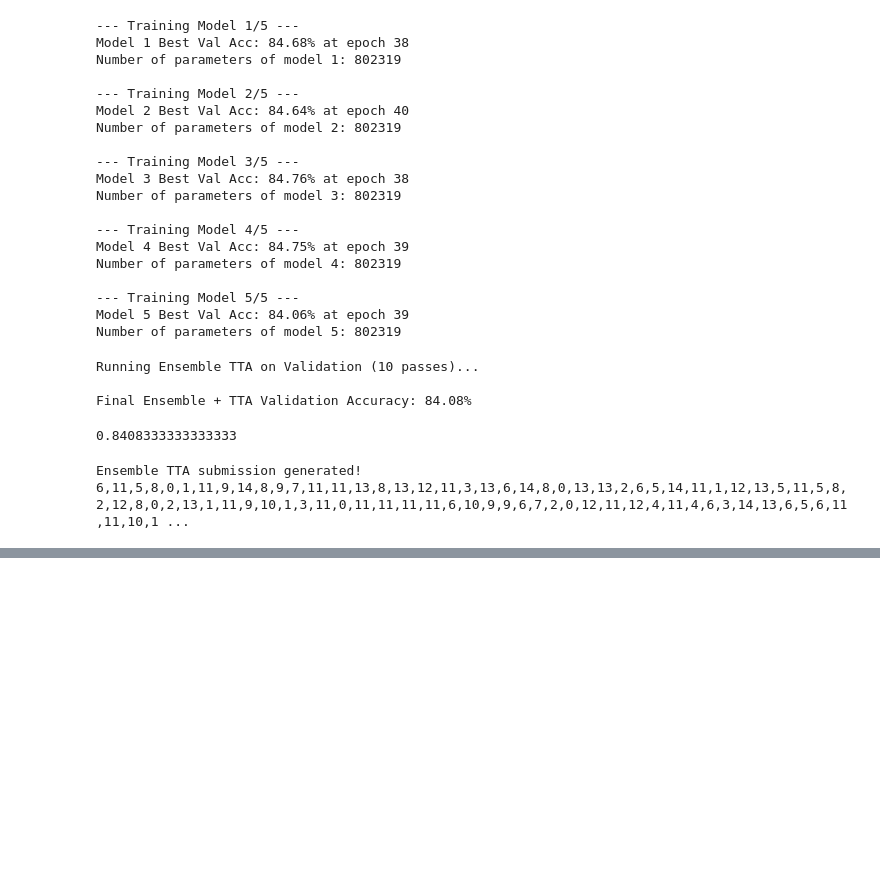
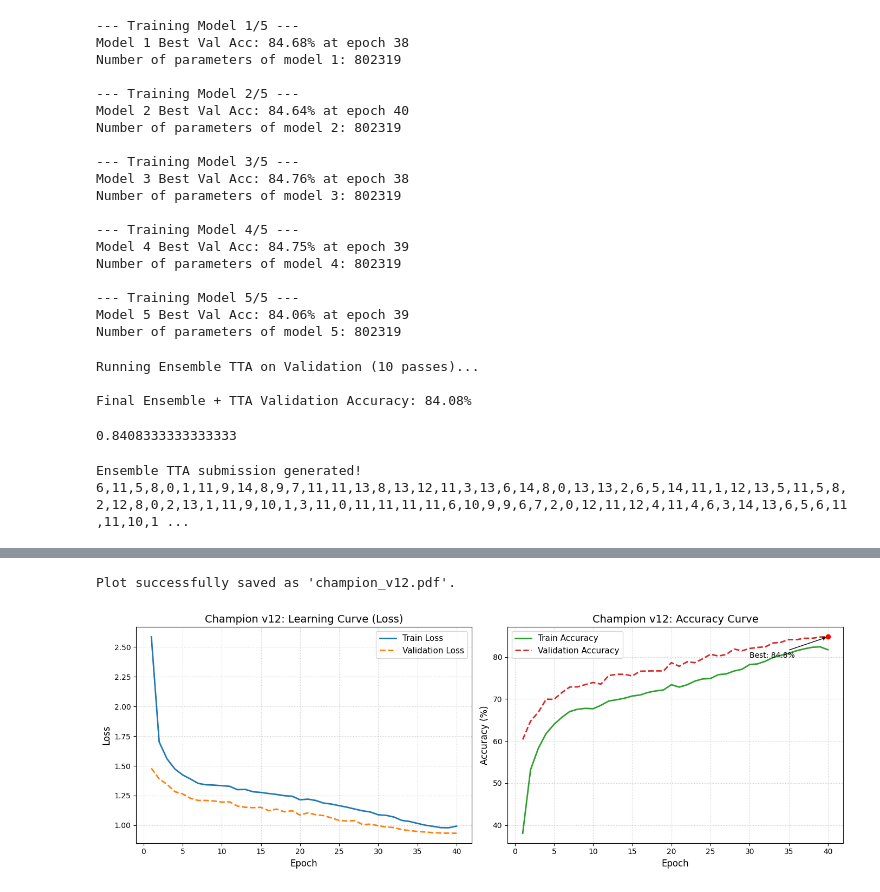
Before and after one commit to AmmarAsdaque/AI600-Assignment2, a Jupyter notebook: AI600_Assignment_2.ipynb, the cells around one changed output, grey strips where cells are left out. Drawn from its saved outputs; the diff is of its cells as text; code cells hidden in the pictures; blank space fills up the shorter version.

```diff
--- a/AI600_Assignment_2.ipynb
+++ b/AI600_Assignment_2.ipynb
@@ -1964,0 +2561,67 @@ Ensemble TTA submission generated!
+# %%
+import matplotlib.pyplot as plt
+
+# Extracted metrics for the Champion v12 run
+epochs = list(range(1, 41))
+
+train_loss = [2.5851, 1.7010, 1.5593, 1.4743, 1.4237, 1.3895, 1.3522, 1.3408, 1.3381, 1.3331,
+              1.3281, 1.2999, 1.3017, 1.2821, 1.2763, 1.2674, 1.2595, 1.2490, 1.2447, 1.2144,
+              1.2199, 1.2090, 1.1871, 1.1788, 1.1651, 1.1523, 1.1364, 1.1220, 1.1117, 1.0882,
+              1.0838, 1.0696, 1.0414, 1.0322, 1.0163, 1.0011, 0.9911, 0.9804, 0.9795, 0.9928]
+
+val_loss = [1.4798, 1.3903, 1.3448, 1.2829, 1.2638, 1.2273, 1.2089, 1.2091, 1.2046, 1.1950,
+            1.1971, 1.1613, 1.1516, 1.1482, 1.1509, 1.1235, 1.1358, 1.1138, 1.1223, 1.0858,
+            1.1051, 1.0891, 1.0819, 1.0625, 1.0408, 1.0362, 1.0398, 1.0058, 1.0097, 0.9966,
+            0.9851, 0.9812, 0.9640, 0.9558, 0.9480, 0.9435, 0.9382, 0.9350, 0.9335, 0.9333]
+
+train_acc = [38.07, 53.18, 58.31, 61.82, 63.98, 65.64, 67.02, 67.57, 67.78, 67.69,
+             68.52, 69.53, 69.83, 70.20, 70.72, 70.97, 71.57, 71.93, 72.18, 73.42,
+             72.84, 73.39, 74.28, 74.79, 74.89, 75.80, 75.98, 76.67, 77.07, 78.21,
+             78.37, 79.00, 79.89, 80.39, 80.89, 81.50, 81.95, 82.32, 82.43, 81.74]
+
+val_acc = [60.38, 64.74, 66.88, 69.97, 69.92, 71.53, 72.86, 72.90, 73.44, 73.93,
+           73.56, 75.60, 75.88, 75.90, 75.50, 76.62, 76.68, 76.70, 76.69, 78.67,
+           77.80, 78.86, 78.66, 79.59, 80.65, 80.24, 80.60, 81.91, 81.48, 82.03,
+           82.28, 82.42, 83.33, 83.52, 84.16, 84.14, 84.46, 84.47, 84.76, 84.80]
+
+# Create the figure and subplots
+fig, (ax1, ax2) = plt.subplots(1, 2, figsize=(14, 5))
+
+# Plot 1: Loss Curve
+ax1.plot(epochs, train_loss, label='Train Loss', color='tab:blue', linewidth=2)
+ax1.plot(epochs, val_loss, label='Validation Loss', color='tab:orange', linewidth=2, linestyle='--')
+ax1.set_title('Champion v12: Learning Curve (Loss)', fontsize=14)
+ax1.set_xlabel('Epoch', fontsize=12)
+ax1.set_ylabel('Loss', fontsize=12)
+ax1.legend(fontsize=11)
+ax1.grid(True, linestyle=':', alpha=0.7)
+
+# Plot 2: Accuracy Curve
+ax2.plot(epochs, train_acc, label='Train Accuracy', color='tab:green', linewidth=2)
+ax2.plot(epochs, val_acc, label='Validation Accuracy', color='tab:red', linewidth=2, linestyle='--')
+ax2.set_title('Champion v12: Accuracy Curve', fontsize=14)
+ax2.set_xlabel('Epoch', fontsize=12)
+ax2.set_ylabel('Accuracy (%)', fontsize=12)
+ax2.legend(fontsize=11)
+ax2.grid(True, linestyle=':', alpha=0.7)
+
+# Highlight the best epoch (Epoch 40)
+best_epoch = 40
+best_acc = 84.80
+ax2.scatter(best_epoch, best_acc, color='red', zorder=5)
+ax2.annotate(f'Best: {best_acc}%',
+             xy=(best_epoch, best_acc),
+             xytext=(best_epoch - 10, best_acc - 5),
+             arrowprops=dict(facecolor='black', arrowstyle='->'),
+             fontsize=10)
+
+# Adjust layout and save the image
+plt.tight_layout()
+plt.savefig('champion_v12.pdf', dpi=300, bbox_inches='tight')
+print("Plot successfully saved as 'champion_v12.pdf'.")
+
+# Display the plot
+plt.show()
+# %% [output]
+Plot successfully saved as 'champion_v12.pdf'.
+[figure, added]
```
Also changed, not shown: parts of 39 cells of this notebook, 2 other files.
